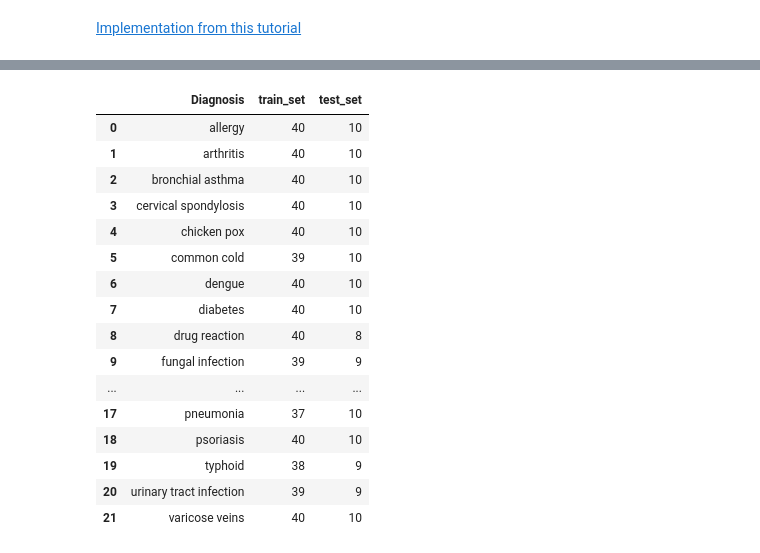
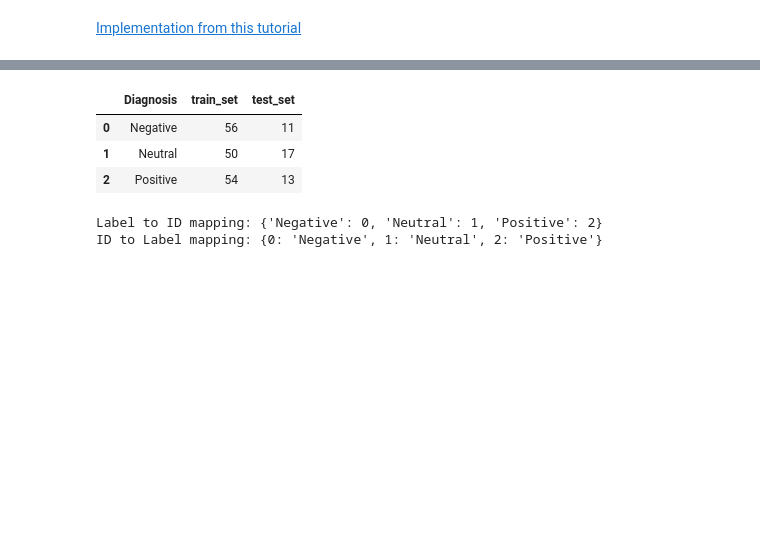
Before and after one commit to pananananas/NLP, a Jupyter notebook: bert/bert_finetining.ipynb, the cells around one changed output, grey strips where cells are left out. Cells and saved outputs as stored; diff of their text form; code cells hidden in the pictures; blank space fills up the shorter version.

```diff
--- a/bert/bert_finetining.ipynb
+++ b/bert/bert_finetining.ipynb
@@ -26,0 +43,9 @@ DatasetDict({
+# %%
+# Determine the number of samples per class
+class_counts = df['label'].value_counts()
+print("\nClass Counts:")
+print(class_counts)
+
+# Find the minimum class count
+min_count = class_counts.min()
+print(f"\nMinimum class count: {min_count}")
@@ -26,0 +61,10 @@ DatasetDict({
+# %%
+# Set a random seed for reproducibility
+random_seed = 42
+
+# Undersample each class to have `min_count` samples
+df_balanced = df.groupby('label').apply(lambda x: x.sample(n=min_count, random_state=random_seed)).reset_index(drop=True)
+
+# Verify the new distribution
+print("\nBalanced Label Distribution:")
+print(df_balanced['label'].value_counts(normalize=True) * 100)
@@ -26,0 +78,18 @@ DatasetDict({
+# %%
+train_df, test_df = train_test_split(
+    df_balanced,
+    test_size=0.2,
+    random_state=42,
+    # stratify=df['label']
+)
+
+# Convert pandas DataFrame to Hugging Face Dataset
+train_dataset = Dataset.from_pandas(train_df)
+test_dataset = Dataset.from_pandas(test_df)
+
+# Create a DatasetDict
+dataset = DatasetDict({
+    "train": train_dataset,
+    "test": test_dataset
+})
+dataset
@@ -45,27 +145,25 @@ OUTPUT: dengue
 # %%
-train_counts = pd.DataFrame({'Diagnosis': dataset['train']['label']})
+# Analyze label distribution
+train_counts = pd.DataFrame({'Diagnosis': train_df['label']})
 train_counts = train_counts.groupby('Diagnosis').size().reset_index(name='train_set')
 
-test_counts = pd.DataFrame({'Diagnosis': dataset['test']['label']})
+test_counts = pd.DataFrame({'Diagnosis': test_df['label']})
 test_counts = test_counts.groupby('Diagnosis').size().reset_index(name='test_set')
 
 display(train_counts.merge(test_counts, on='Diagnosis'))
 # %% [output]
 |  | Diagnosis | train_set | test_set |
-| 0 | allergy | 40 | 10 |
-| 1 | arthritis | 40 | 10 |
-| 2 | bronchial asthma | 40 | 10 |
-| 3 | cervical spondylosis | 40 | 10 |
-| 4 | chicken pox | 40 | 10 |
-| 5 | common cold | 39 | 10 |
-| 6 | dengue | 40 | 10 |
-| 7 | diabetes | 40 | 10 |
-| 8 | drug reaction | 40 | 8 |
-| 9 | fungal infection | 39 | 9 |
-| ... | ... | ... | ... |
-| 17 | pneumonia | 37 | 10 |
-| 18 | psoriasis | 40 | 10 |
-| 19 | typhoid | 38 | 9 |
-| 20 | urinary tract infection | 39 | 9 |
-| 21 | varicose veins | 40 | 10 |
+| 0 | Negative | 56 | 11 |
+| 1 | Neutral | 50 | 17 |
+| 2 | Positive | 54 | 13 |
+# %%
+sorted_labels = sorted(set(df['label']))
+label2id = {label: idx for idx, label in enumerate(sorted_labels)}
+id2label = {idx: label for label, idx in label2id.items()}
+
+print("Label to ID mapping:", label2id)
+print("ID to Label mapping:", id2label)
+# %% [output]
+Label to ID mapping: {'Negative': 0, 'Neutral': 1, 'Positive': 2}
+ID to Label mapping: {0: 'Negative', 1: 'Neutral', 2: 'Positive'}
 # %%
```
Also changed, not shown: parts of 34 cells of this notebook, 2 other files.
